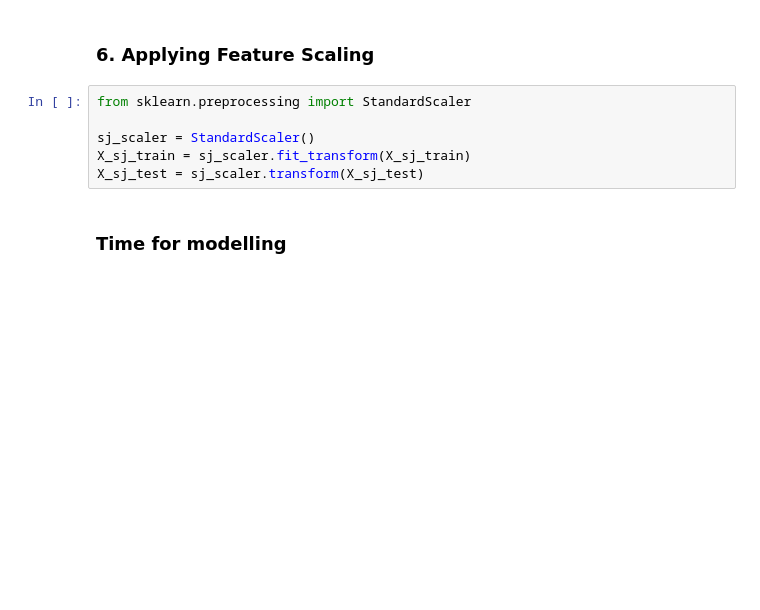
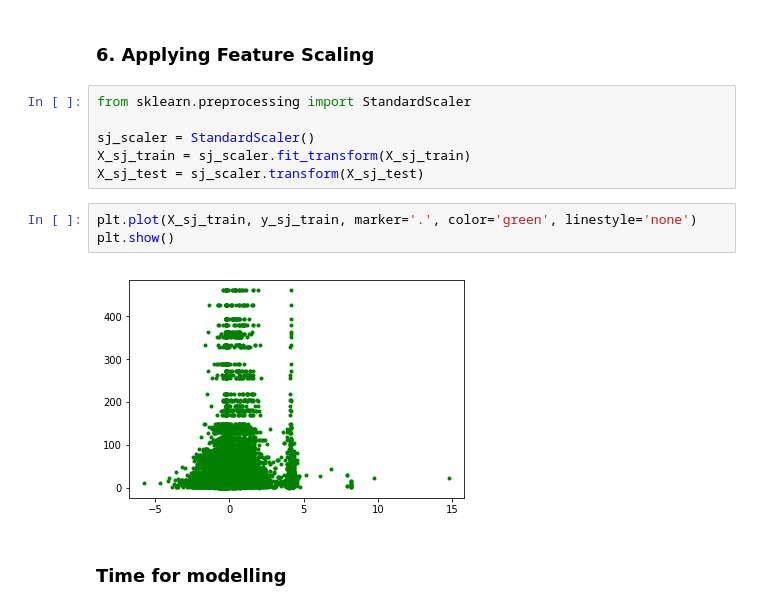
Before and after one commit to sansha94/DengAI, a Jupyter notebook: train.ipynb, the cells around one changed output. Drawn from its saved outputs; the diff is of its cells as text; blank space fills up the shorter version.

```diff
--- a/train.ipynb
+++ b/train.ipynb
@@ -278,6 +278,11 @@ from sklearn.preprocessing import StandardScaler
 sj_scaler = StandardScaler()
 X_sj_train = sj_scaler.fit_transform(X_sj_train)
 X_sj_test = sj_scaler.transform(X_sj_test)
+# %%
+plt.plot(X_sj_train, y_sj_train, marker='.', color='green', linestyle='none')
+plt.show()
+# %% [output]
+[figure, added]
 # %% [markdown]
 ### Time for modelling
 # %%
```
